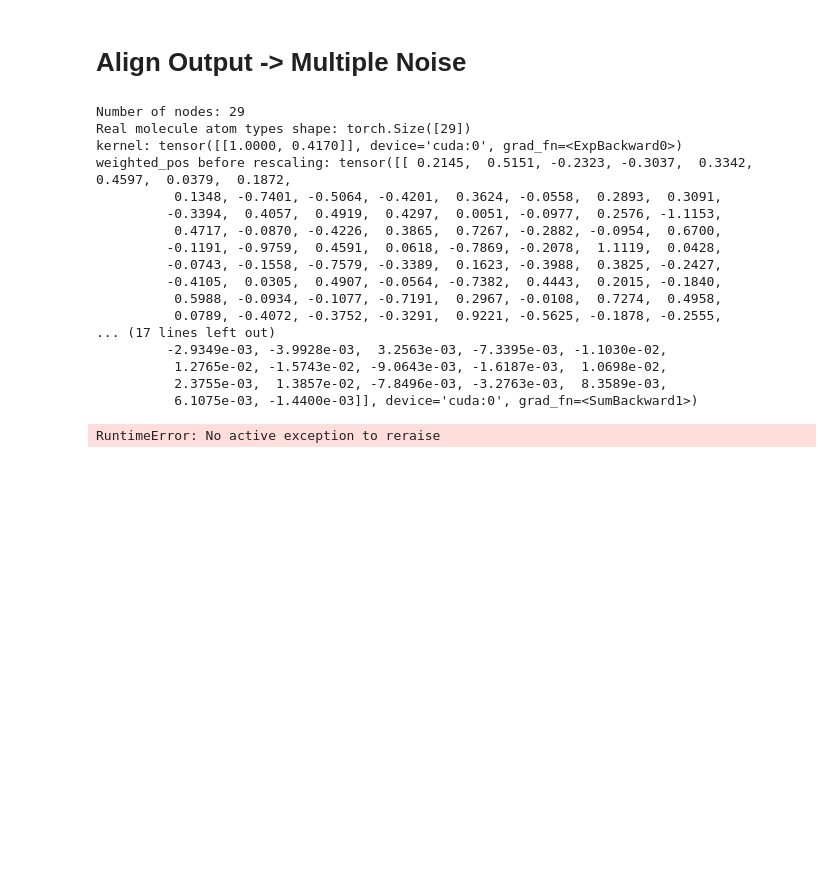
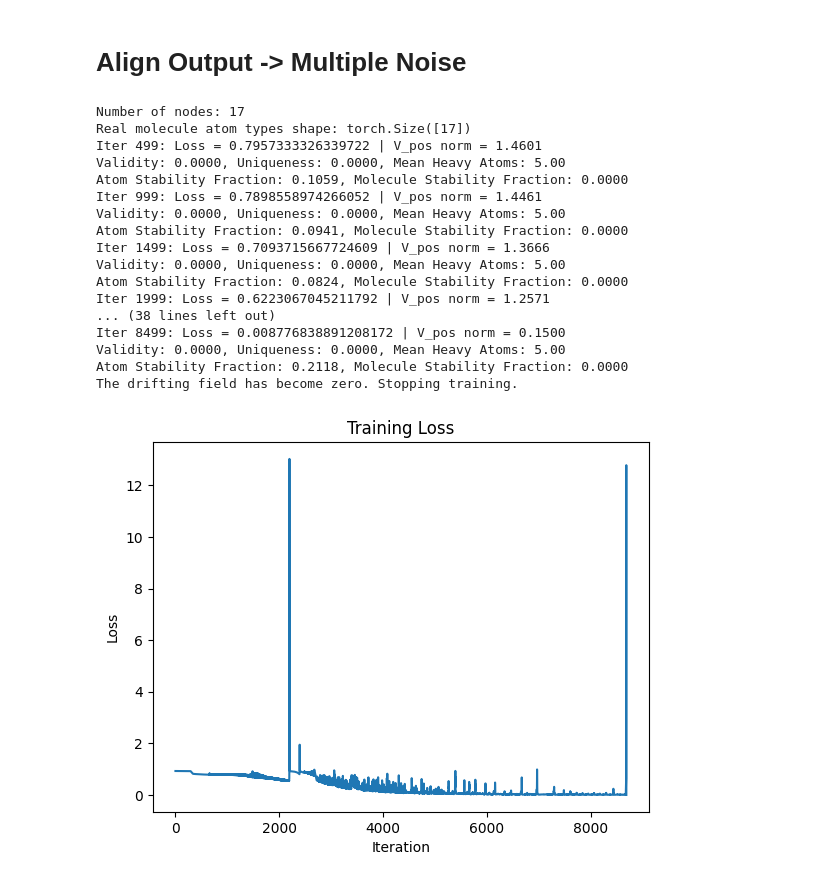
Before and after one commit to edovergna/equi-drifting, a Jupyter notebook: notebooks/only_pos.ipynb, the cells around one changed output. Cells and saved outputs as stored; diff of their text form; code cells hidden in the pictures; blank space fills up the shorter version.

```diff
--- a/notebooks/only_pos.ipynb
+++ b/notebooks/only_pos.ipynb
@@ -936,11 +872,12 @@ visualize_progression_with_real(
 # %% [markdown]
 # Align Output -> Multiple Noise
 # %%
+%matplotlib inline
 import torch
 import torch.nn.functional as F
 
-NUM_ATOMS = 29
-N_GEN_MOLS = 1
+NUM_ATOMS = 17
+N_GEN_MOLS = 5
 
 NUM_ATOM_TYPES = 5
 NUM_BLOCKS = 1
@@ -968,7 +905,6 @@ print(f"Number of nodes: {real_mol.num_nodes}")
 real_pos = real_mol.pos
 # Zero center the real molecule positions
 real_pos = real_pos - real_pos.mean(dim=0)
-real_pos = real_pos / real_pos.std(dim=0)
 real_pos = real_pos.to(device)
 
 real_pos_flattened = real_pos.view(1, -1)
@@ -994,7 +930,6 @@ optimizer = torch.optim.SGD(model.parameters(), lr=LR)
 batch_vec = torch.arange(N_GEN_MOLS, device=device).repeat_interleave(real_mol.num_nodes)
 pos_noise = torch.randn((N_GEN_MOLS * real_mol.num_nodes, 3), device=device)
 pos_noise = center_positions_per_mol(pos_noise, batch_vec)
-pos_noise = pos_noise / pos_noise.std(dim=0)
 repeated_types = one_hot_real_types.repeat(N_GEN_MOLS)
 
 dense_edge_index = real_mol.dense_edge_index
@@ -1014,51 +949,58 @@ for iter in range(NUM_ITERS):
 
     # Center generated and align positions per molecule
     gen_pos = center_positions_per_mol(gen_pos, batch_vec)
-    gen_pos, R_per_node = kabsch_align_pyg(
+    aligned_gen_pos, R_per_node = kabsch_align_pyg(
         gen_pos,
         real_pos.repeat(N_GEN_MOLS, 1),
         batch_vec,
         N_GEN_MOLS,
     )
 
     # Reshape to get right positions
     gen_pos = gen_pos.view(N_GEN_MOLS, -1)
+    aligned_gen_pos = aligned_gen_pos.view(N_GEN_MOLS, -1)
 
-    V_pos = compute_euclidean_drifting_field(gen_pos, real_pos_flattened, sigma=8.0, R=R_per_node)
+    # We apply the inverse rotation of the field within the drifting field
+    # computation. This way the field is applied in the original (unaligned)
+    # space.
+    V_pos = compute_euclidean_drifting_field(
+        aligned_gen_pos, real_pos_flattened, sigma=8.0, R=R_per_node
+    )
 
     target_pos = (gen_pos + V_pos).detach()
     loss = F.mse_loss(gen_pos, target_pos)
 
     loss.backward()
     optimizer.step()
     loss_list.append(loss.mean().item())
 
     V_pos_norm = V_pos.view(-1, 3).norm(dim=1).mean().item()
     if V_pos_norm == 0:
         print("The drifting field has become zero. Stopping training.")
         break
 
     if (iter + 1) % 500 == 0:
         print(f"Iter {iter}: Loss = {loss.mean().item()} | V_pos norm = {V_pos_norm:.4f}")
+        evaluate_generated_molecules(gen_pos.view(-1, 3), repeated_types, batch_vec)
 
 plot_loss(loss_list)
 # %% [output]
-Number of nodes: 29
-Real molecule atom types shape: torch.Size([29])
-kernel: tensor([[1.0000, 0.4170]], device='cuda:0', grad_fn=<ExpBackward0>)
-weighted_pos before rescaling: tensor([[ 0.2145,  0.5151, -0.2323, -0.3037,  0.3342,  0.4597,  0.0379,  0.1872,
-          0.1348, -0.7401, -0.5064, -0.4201,  0.3624, -0.0558,  0.2893,  0.3091,
-         -0.3394,  0.4057,  0.4919,  0.4297,  0.0051, -0.0977,  0.2576, -1.1153,
-          0.4717, -0.0870, -0.4226,  0.3865,  0.7267, -0.2882, -0.0954,  0.6700,
-         -0.1191, -0.9759,  0.4591,  0.0618, -0.7869, -0.2078,  1.1119,  0.0428,
-         -0.0743, -0.1558, -0.7579, -0.3389,  0.1623, -0.3988,  0.3825, -0.2427,
-         -0.4105,  0.0305,  0.4907, -0.0564, -0.7382,  0.4443,  0.2015, -0.1840,
-          0.5988, -0.0934, -0.1077, -0.7191,  0.2967, -0.0108,  0.7274,  0.4958,
-          0.0789, -0.4072, -0.3752, -0.3291,  0.9221, -0.5625, -0.1878, -0.2555,
-... (17 lines left out)
-         -2.9349e-03, -3.9928e-03,  3.2563e-03, -7.3395e-03, -1.1030e-02,
-          1.2765e-02, -1.5743e-02, -9.0643e-03, -1.6187e-03,  1.0698e-02,
-          2.3755e-03,  1.3857e-02, -7.8496e-03, -3.2763e-03,  8.3589e-03,
-          6.1075e-03, -1.4400e-03]], device='cuda:0', grad_fn=<SumBackward1>)
+Number of nodes: 17
+Real molecule atom types shape: torch.Size([17])
+Iter 499: Loss = 0.7957333326339722 | V_pos norm = 1.4601
+Validity: 0.0000, Uniqueness: 0.0000, Mean Heavy Atoms: 5.00
+Atom Stability Fraction: 0.1059, Molecule Stability Fraction: 0.0000
+Iter 999: Loss = 0.7898558974266052 | V_pos norm = 1.4461
+Validity: 0.0000, Uniqueness: 0.0000, Mean Heavy Atoms: 5.00
+Atom Stability Fraction: 0.0941, Molecule Stability Fraction: 0.0000
+Iter 1499: Loss = 0.7093715667724609 | V_pos norm = 1.3666
+Validity: 0.0000, Uniqueness: 0.0000, Mean Heavy Atoms: 5.00
+Atom Stability Fraction: 0.0824, Molecule Stability Fraction: 0.0000
+Iter 1999: Loss = 0.6223067045211792 | V_pos norm = 1.2571
+... (38 lines left out)
+Iter 8499: Loss = 0.008776838891208172 | V_pos norm = 0.1500
+Validity: 0.0000, Uniqueness: 0.0000, Mean Heavy Atoms: 5.00
+Atom Stability Fraction: 0.2118, Molecule Stability Fraction: 0.0000
+The drifting field has become zero. Stopping training.
-RuntimeError: No active exception to reraise
+[figure, added]
 # %%
```
Also changed, not shown: parts of 6 cells of this notebook.
